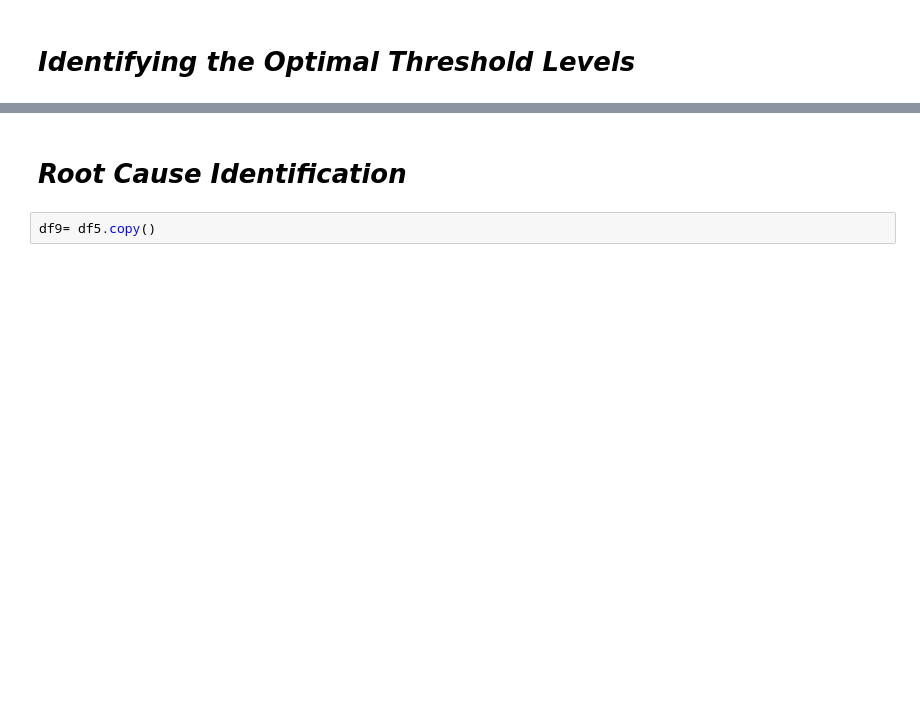
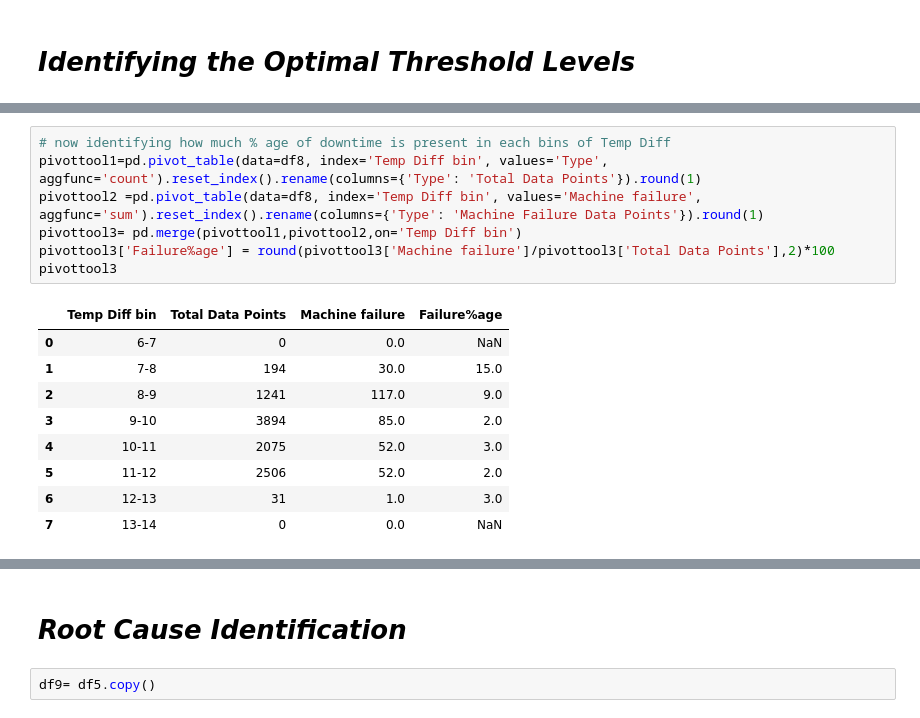
Before and after one commit to AftabUdaipurwala/MLProjects, a Jupyter notebook: Mahindra_Manufacturing_Analytics.ipynb, the cells around one changed output, grey strips where cells are left out. Cells and saved outputs as stored; diff of their text form; blank space fills up the shorter version.

```diff
--- a/Mahindra_Manufacturing_Analytics.ipynb
+++ b/Mahindra_Manufacturing_Analytics.ipynb
@@ -955,0 +1024,17 @@ df8.shape
+# %%
+# now identifying how much % age of downtime is present in each bins of Temp Diff
+pivottool1=pd.pivot_table(data=df8, index='Temp Diff bin', values='Type', aggfunc='count').reset_index().rename(columns={'Type': 'Total Data Points'}).round(1)
+pivottool2 =pd.pivot_table(data=df8, index='Temp Diff bin', values='Machine failure', aggfunc='sum').reset_index().rename(columns={'Type': 'Machine Failure Data Points'}).round(1)
+pivottool3= pd.merge(pivottool1,pivottool2,on='Temp Diff bin')
+pivottool3['Failure%age'] = round(pivottool3['Machine failure']/pivottool3['Total Data Points'],2)*100
+pivottool3
+# %% [output]
+|  | Temp Diff bin | Total Data Points | Machine failure | Failure%age |
+| 0 | 6-7 | 0 | 0.0 | NaN |
+| 1 | 7-8 | 194 | 30.0 | 15.0 |
+| 2 | 8-9 | 1241 | 117.0 | 9.0 |
+| 3 | 9-10 | 3894 | 85.0 | 2.0 |
+| 4 | 10-11 | 2075 | 52.0 | 3.0 |
+| 5 | 11-12 | 2506 | 52.0 | 2.0 |
+| 6 | 12-13 | 31 | 1.0 | 3.0 |
+| 7 | 13-14 | 0 | 0.0 | NaN |
```
Also changed, not shown: parts of 36 cells of this notebook.
